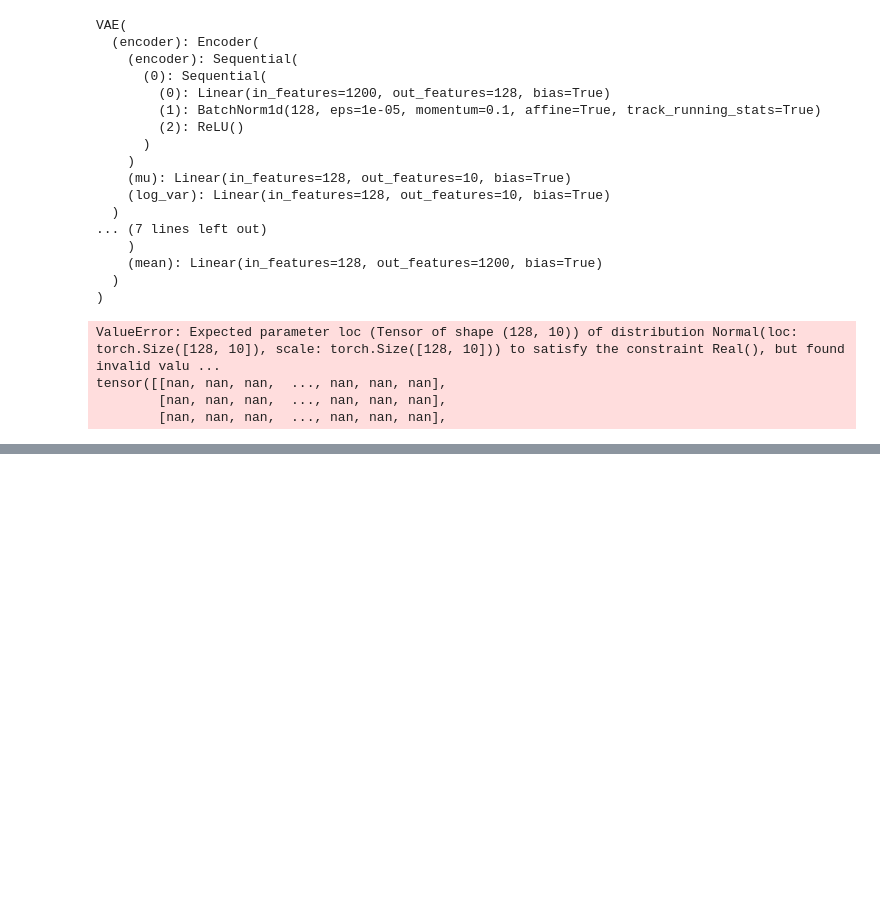
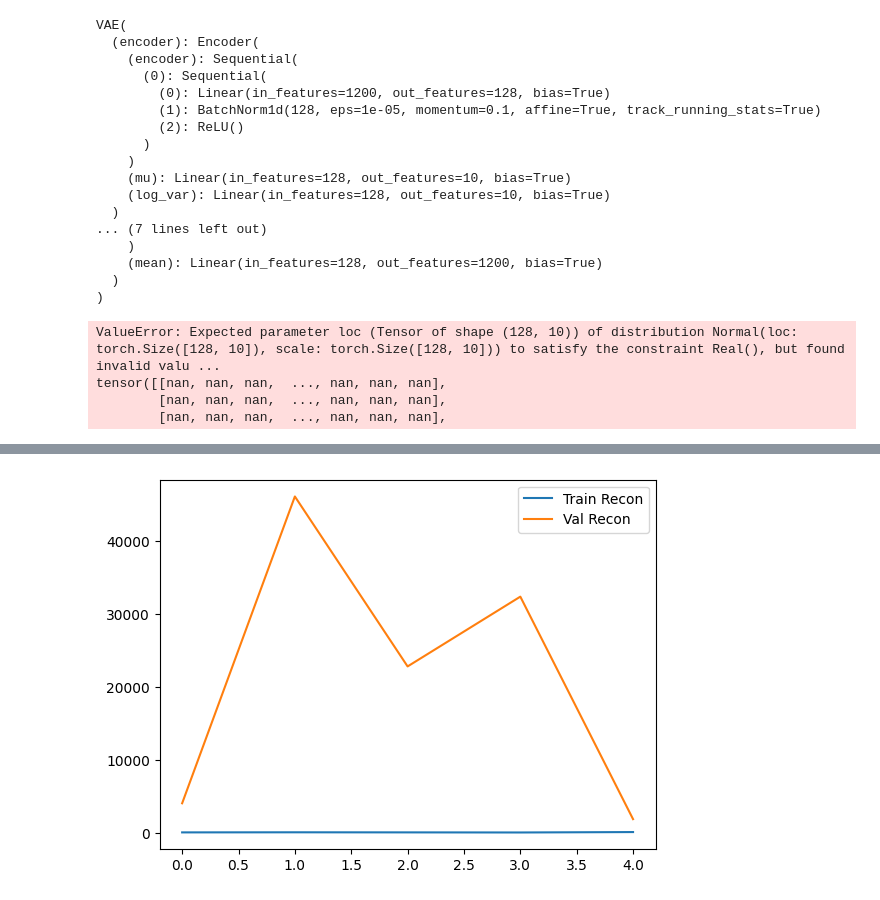
Before and after one commit to ai-hub-weizmann/ex-vae, a Jupyter notebook: count_vae.ipynb, the cells around one changed output, grey strips where cells are left out. Drawn from its saved outputs; the diff is of its cells as text; code cells hidden in the pictures; blank space fills up the shorter version.

```diff
--- a/count_vae.ipynb
+++ b/count_vae.ipynb
@@ -396,0 +400,7 @@ tensor([[nan, nan, nan,  ..., nan, nan, nan],
+# %%
+plt.plot(train_recon, label="Train Recon")
+plt.plot(test_recon, label="Val Recon")
+plt.legend()
+plt.show()
+# %% [output]
+[figure, added]
```
Also changed, not shown: parts of 12 cells of this notebook, 1 other file.
